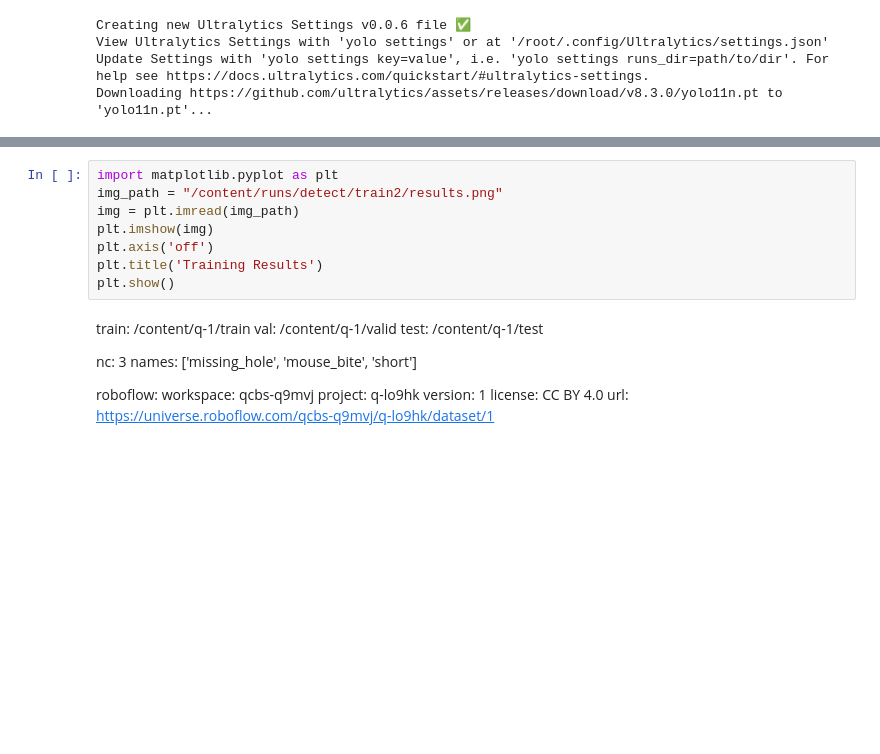
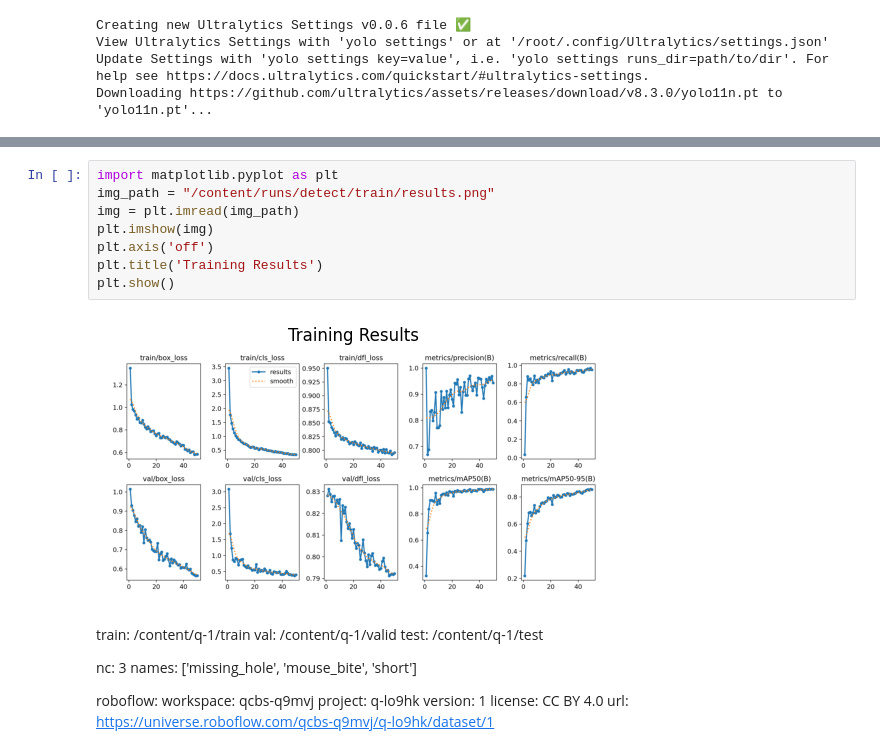
Before and after one commit to yuu067/PIA-24-25, a Jupyter notebook: notebooks/entregable_covnets.ipynb, the cells around one changed output, grey strips where cells are left out. Saved outputs shown, nothing was run; the diff lists cells and outputs as text; blank space fills up the shorter version.

```diff
--- a/notebooks/entregable_covnets.ipynb
+++ b/notebooks/entregable_covnets.ipynb
@@ -96,11 +127,13 @@ model("/content/q-1/valid/images/01_missing_hole_06_jpg.rf.fe66eb2c5b890a69801e2
 # %%
 import matplotlib.pyplot as plt
-img_path = "/content/runs/detect/train2/results.png"
+img_path = "/content/runs/detect/train/results.png"
 img = plt.imread(img_path)
 plt.imshow(img)
 plt.axis('off')
 plt.title('Training Results')
 plt.show()
+# %% [output]
+[figure, added]
 # %% [markdown]
 train: /content/q-1/train
 val: /content/q-1/valid
```
Also changed, not shown: parts of 2 cells of this notebook.
